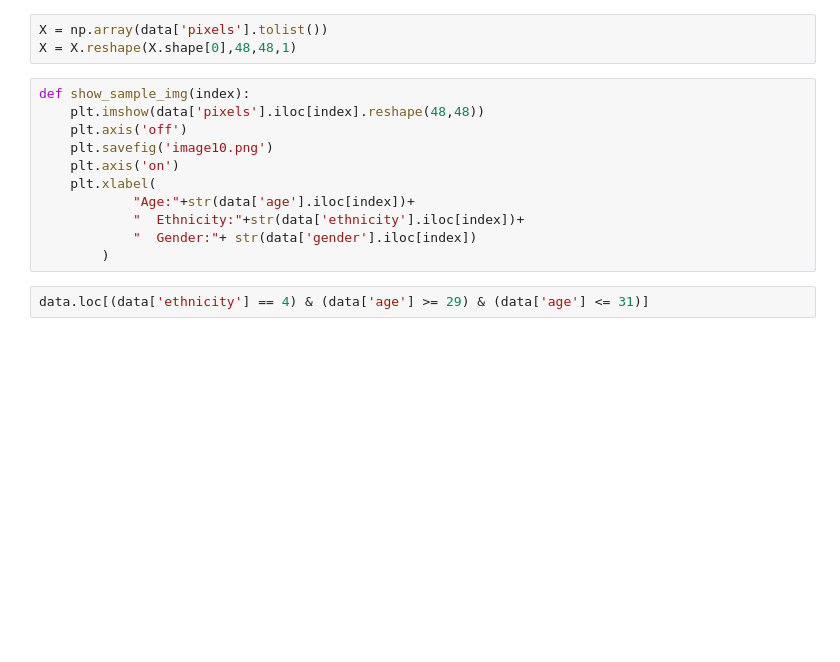
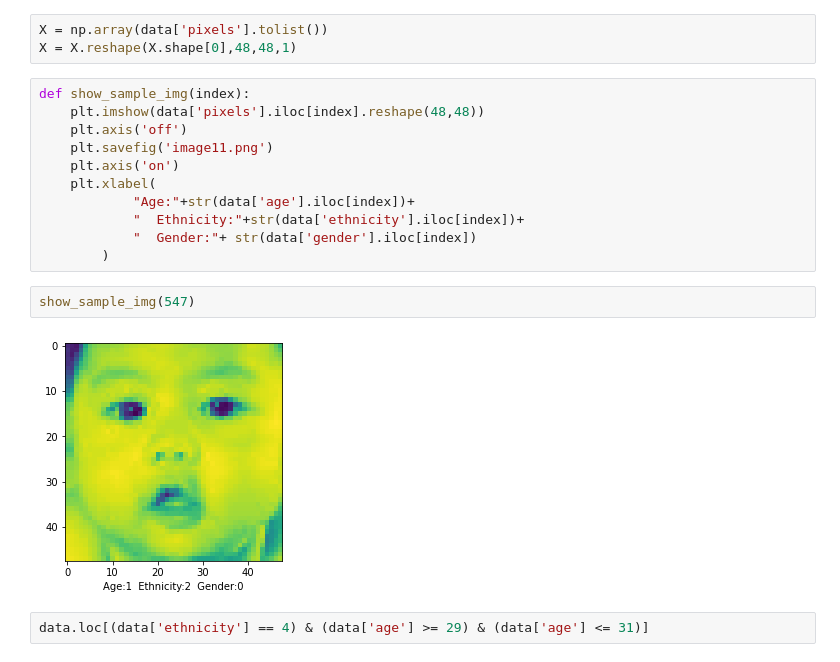
Before and after one commit to Real-VeerSandhu/Ethnicity-Age-Prediction, a Jupyter notebook: main_notebook.ipynb, the cells around one changed output. Saved outputs shown, nothing was run; the diff lists cells and outputs as text; blank space fills up the shorter version.

```diff
--- a/main_notebook.ipynb
+++ b/main_notebook.ipynb
@@ -59,13 +59,17 @@ X = X.reshape(X.shape[0],48,48,1)
 def show_sample_img(index):
     plt.imshow(data['pixels'].iloc[index].reshape(48,48))
     plt.axis('off')
-    plt.savefig('image10.png')
+    plt.savefig('image11.png')
     plt.axis('on')
     plt.xlabel(
             "Age:"+str(data['age'].iloc[index])+
             "  Ethnicity:"+str(data['ethnicity'].iloc[index])+
             "  Gender:"+ str(data['gender'].iloc[index])
         )
+# %%
+show_sample_img(547)
+# %% [output]
+[figure, added]
 # %%
 data.loc[(data['ethnicity'] == 4) & (data['age'] >= 29) & (data['age'] <= 31)]
 # %% [output]
```
Also changed, not shown: parts of 1 cell of this notebook, 12 other files.
